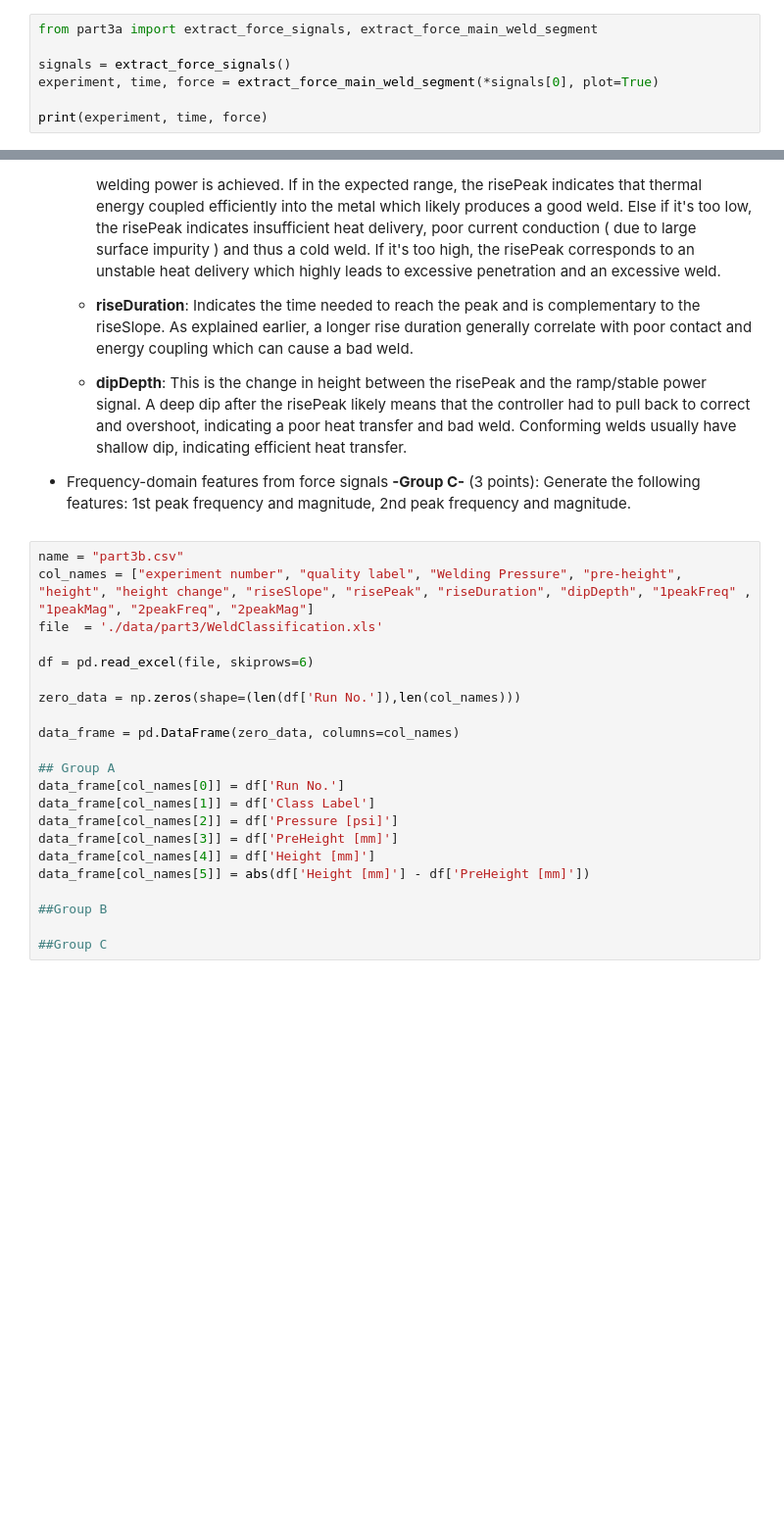
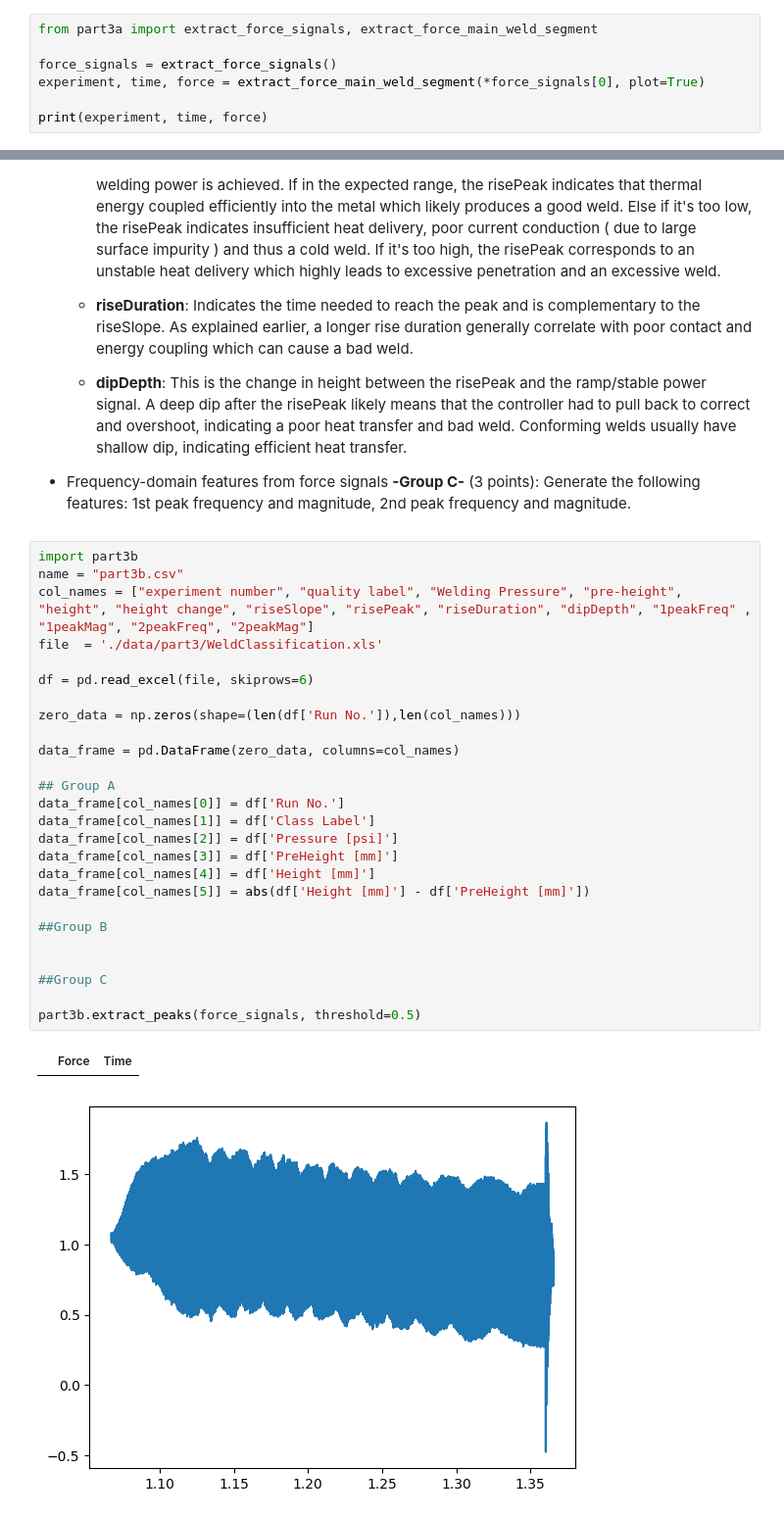
Before and after one commit to ivokusi/ME453-Final-Project, a Jupyter notebook: main.ipynb, the cells around one changed output, grey strips where cells are left out. Shown at 98% size. Cells and saved outputs as stored; diff of their text form; blank space fills up the shorter version.

Commit message:
was trying to do part 3 :(

```diff
--- a/main.ipynb
+++ b/main.ipynb
@@ -37,8 +37,8 @@ import numpy as np
 # %%
 from part3a import extract_force_signals, extract_force_main_weld_segment
 
-signals = extract_force_signals()
-experiment, time, force = extract_force_main_weld_segment(*signals[0], plot=True)
+force_signals = extract_force_signals()
+experiment, time, force = extract_force_main_weld_segment(*force_signals[0], plot=True)
 
 print(experiment, time, force)
 # %% [output]
@@ -90,24 +90,31 @@ difference between pre-height and the height.
 following features: 1st peak frequency and magnitude, 2nd peak frequency and
 magnitude.
 # %%
+import part3b
 name = "part3b.csv"
 col_names = ["experiment number", "quality label", "Welding Pressure", "pre-height", "height", "height change", "riseSlope", "risePeak", "riseDuration", "dipDepth", "1peakFreq" , "1peakMag", "2peakFreq", "2peakMag"]
 file  = './data/part3/WeldClassification.xls'
 
 df = pd.read_excel(file, skiprows=6)
 
 zero_data = np.zeros(shape=(len(df['Run No.']),len(col_names)))
 
 data_frame = pd.DataFrame(zero_data, columns=col_names)
 
 ## Group A
 data_frame[col_names[0]] = df['Run No.']
 data_frame[col_names[1]] = df['Class Label']
 data_frame[col_names[2]] = df['Pressure [psi]']
 data_frame[col_names[3]] = df['PreHeight [mm]']
 data_frame[col_names[4]] = df['Height [mm]']
 data_frame[col_names[5]] = abs(df['Height [mm]'] - df['PreHeight [mm]'])
 
 ##Group B
 
+
 ##Group C
+
+part3b.extract_peaks(force_signals, threshold=0.5)
+# %% [output]
+|  | Force | Time |
+[figure, added]
```
Also changed, not shown: parts of 1 cell of this notebook, 1 other file.
